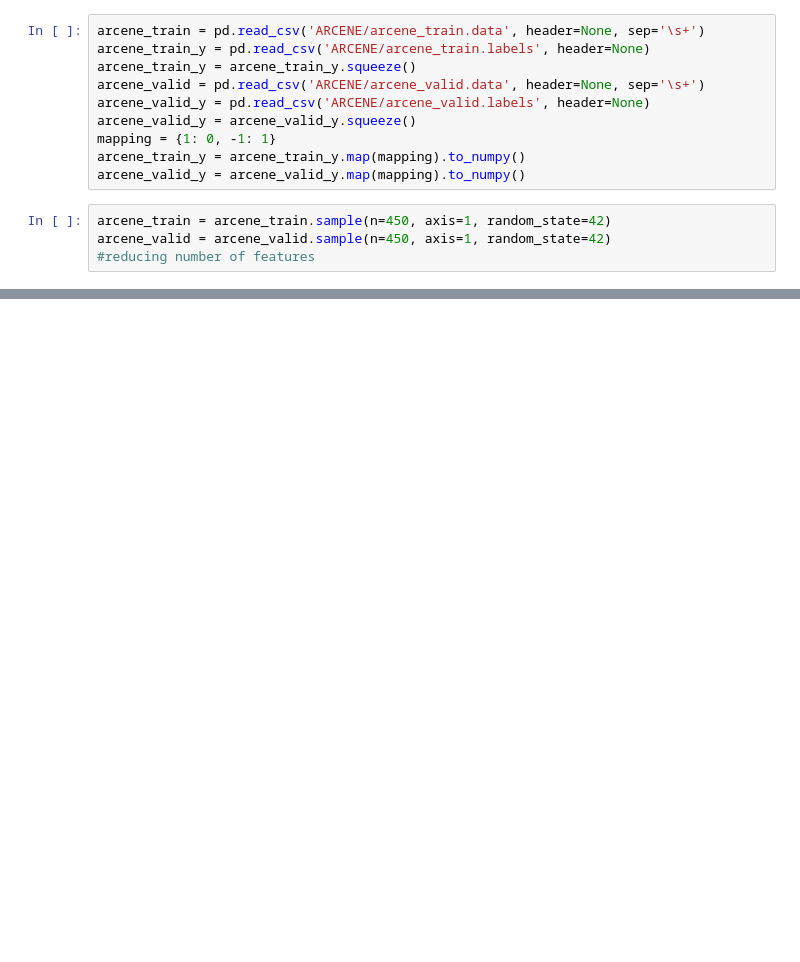
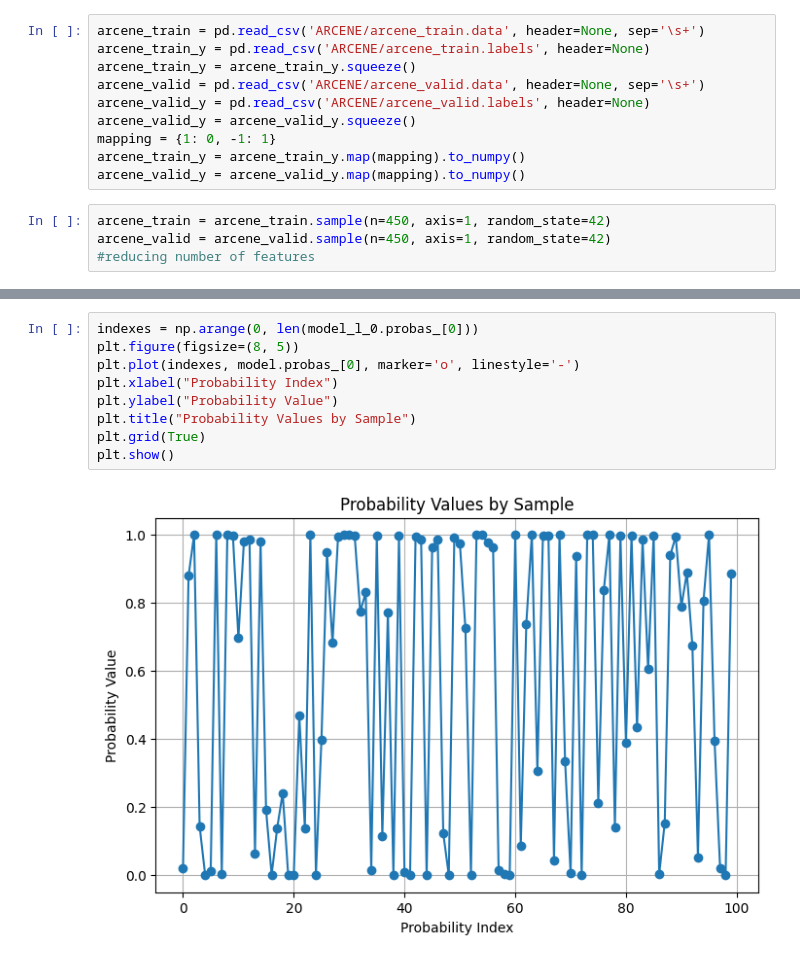
Before and after one commit to mouradianelen/LogRegCCD, a Jupyter notebook: arcene_notebook.ipynb, the cells around one changed output, grey strips where cells are left out. Cells and saved outputs as stored; diff of their text form; blank space fills up the shorter version.

```diff
--- a/arcene_notebook.ipynb
+++ b/arcene_notebook.ipynb
@@ -31,2 +75,13 @@ model.plot_coefficients()
+# %%
+indexes = np.arange(0, len(model_l_0.probas_[0]))
+plt.figure(figsize=(8, 5))
+plt.plot(indexes, model.probas_[0], marker='o', linestyle='-')
+plt.xlabel("Probability Index")
+plt.ylabel("Probability Value")
+plt.title("Probability Values by Sample")
+plt.grid(True)
+plt.show()
+# %% [output]
+[figure, added]
 # %%
 model.plot(arcene_valid, arcene_valid_y, measure="roc_auc")
```
Also changed, not shown: parts of 12 cells of this notebook, 1 other file.
